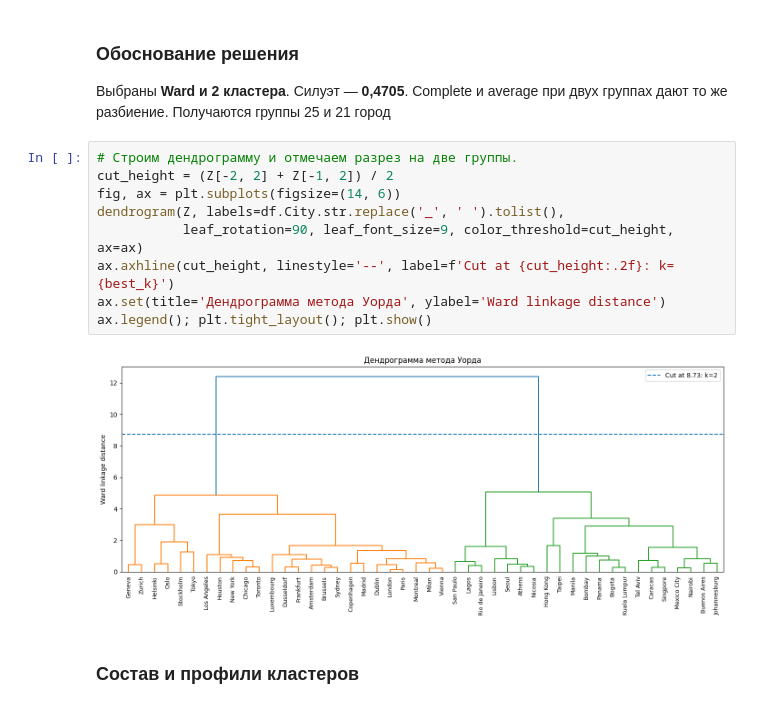
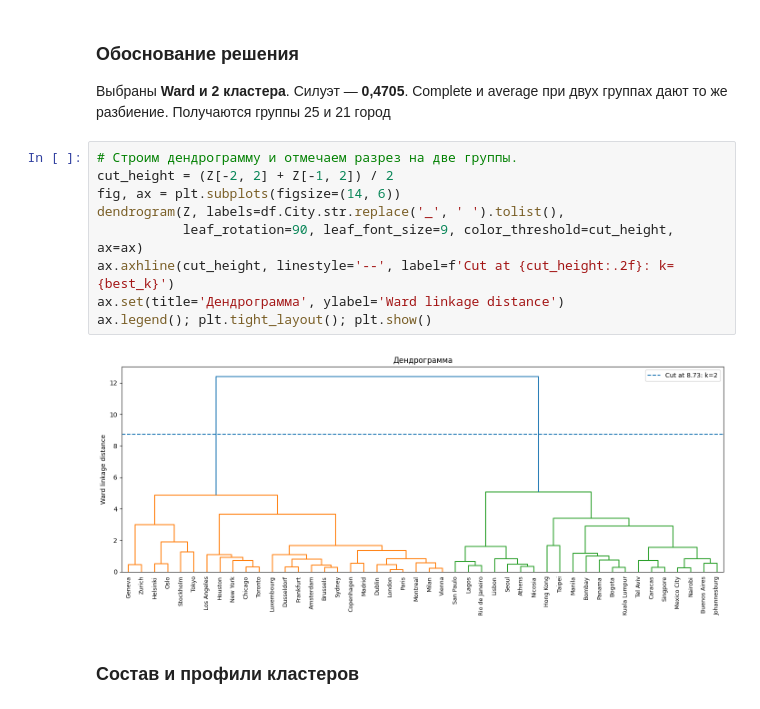
Before and after one commit to IvanManomenov/python_data_analytics, a Jupyter notebook: lab1/lab1_hierarchical.ipynb, the cells around one changed output. Cells and saved outputs as stored; diff of their text form.

```diff
--- a/lab1/lab1_hierarchical.ipynb
+++ b/lab1/lab1_hierarchical.ipynb
@@ -118,13 +330,13 @@ print('Высота предпоследнего и последнего объ
 # %%
 # Строим дендрограмму и отмечаем разрез на две группы.
 cut_height = (Z[-2, 2] + Z[-1, 2]) / 2
 fig, ax = plt.subplots(figsize=(14, 6))
 dendrogram(Z, labels=df.City.str.replace('_', ' ').tolist(),
            leaf_rotation=90, leaf_font_size=9, color_threshold=cut_height, ax=ax)
 ax.axhline(cut_height, linestyle='--', label=f'Cut at {cut_height:.2f}: k={best_k}')
-ax.set(title='Дендрограмма метода Уорда', ylabel='Ward linkage distance')
+ax.set(title='Дендрограмма', ylabel='Ward linkage distance')
 ax.legend(); plt.tight_layout(); plt.show()
 # %% [output]
-[figure, old version]
+[figure, new version]
 # %% [markdown]
 ### Состав и профили кластеров
```
Also changed, not shown: parts of 16 cells of this notebook.
